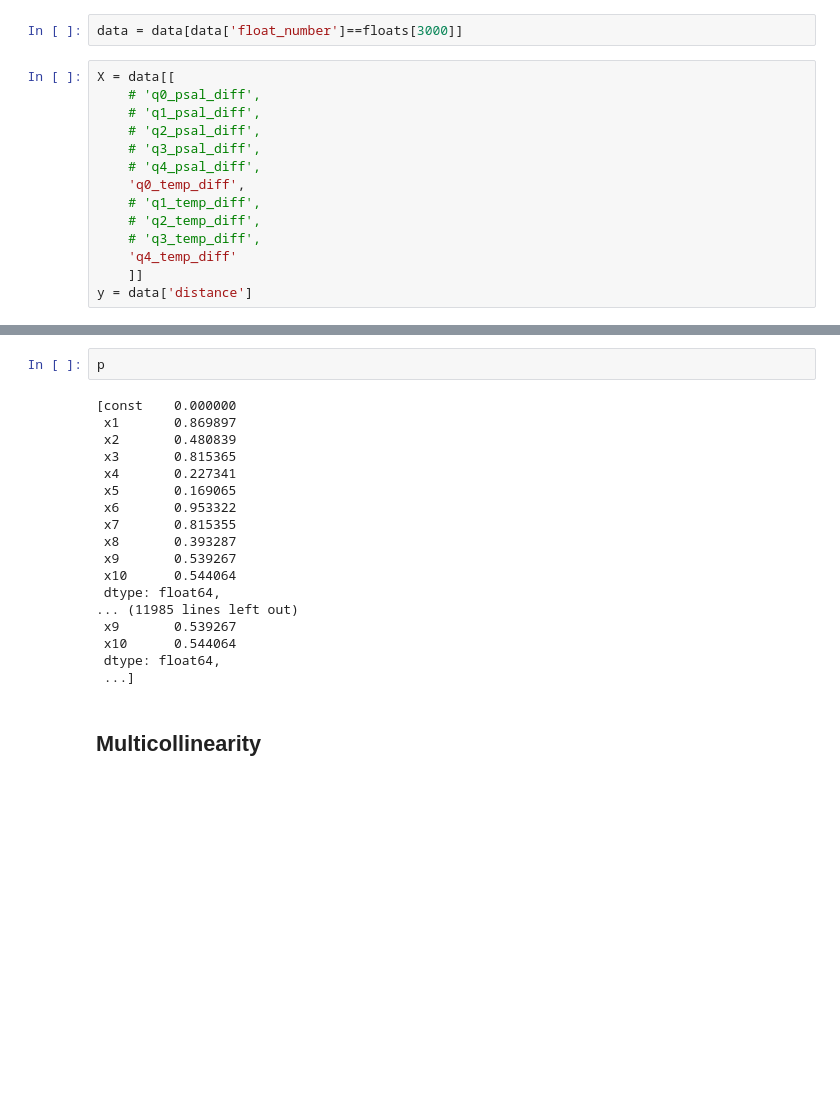
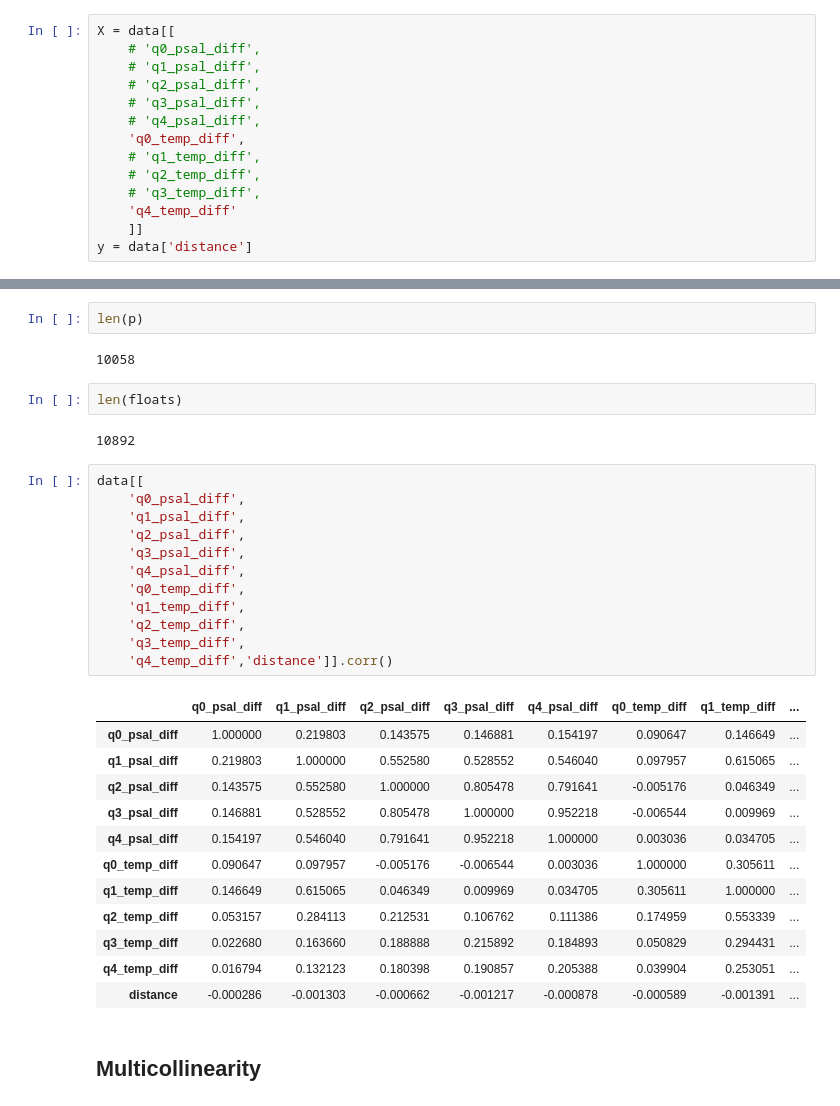
Before and after one commit to JonPGallegos/ocean_climate, a Jupyter notebook: ocean_climate.ipynb, the cells around one changed output, grey strips where cells are left out. Drawn from its saved outputs; the diff is of its cells as text; blank space fills up the shorter version.

```diff
--- a/ocean_climate.ipynb
+++ b/ocean_climate.ipynb
@@ -1821,8 +1827,6 @@ len(data)
 #data.dropna(inplace=True)
 # %%
 floats = data['float_number'].unique()
-# %%
-data = data[data['float_number']==floats[3000]]
 # %%
 X = data[[
     # 'q0_psal_diff',
@@ -1975,23 +1916,36 @@ avg_p
-# %%
-p
-# %% [output]
-[const    0.000000
- x1       0.869897
- x2       0.480839
- x3       0.815365
- x4       0.227341
- x5       0.169065
- x6       0.953322
- x7       0.815355
- x8       0.393287
- x9       0.539267
- x10      0.544064
- dtype: float64,
-... (11985 lines left out)
- x9       0.539267
- x10      0.544064
- dtype: float64,
- ...]
+# %%
+len(p)
+# %% [output]
+10058
+# %%
+len(floats)
+# %% [output]
+10892
+# %%
+data[[
+    'q0_psal_diff',
+    'q1_psal_diff',
+    'q2_psal_diff',
+    'q3_psal_diff',
+    'q4_psal_diff',
+    'q0_temp_diff',
+    'q1_temp_diff',
+    'q2_temp_diff',
+    'q3_temp_diff',
+    'q4_temp_diff','distance']].corr()
+# %% [output]
+|  | q0_psal_diff | q1_psal_diff | q2_psal_diff | q3_psal_diff | q4_psal_diff | q0_temp_diff | q1_temp_diff | ... |
+| q0_psal_diff | 1.000000 | 0.219803 | 0.143575 | 0.146881 | 0.154197 | 0.090647 | 0.146649 | ... |
+| q1_psal_diff | 0.219803 | 1.000000 | 0.552580 | 0.528552 | 0.546040 | 0.097957 | 0.615065 | ... |
+| q2_psal_diff | 0.143575 | 0.552580 | 1.000000 | 0.805478 | 0.791641 | -0.005176 | 0.046349 | ... |
+| q3_psal_diff | 0.146881 | 0.528552 | 0.805478 | 1.000000 | 0.952218 | -0.006544 | 0.009969 | ... |
+| q4_psal_diff | 0.154197 | 0.546040 | 0.791641 | 0.952218 | 1.000000 | 0.003036 | 0.034705 | ... |
+| q0_temp_diff | 0.090647 | 0.097957 | -0.005176 | -0.006544 | 0.003036 | 1.000000 | 0.305611 | ... |
+| q1_temp_diff | 0.146649 | 0.615065 | 0.046349 | 0.009969 | 0.034705 | 0.305611 | 1.000000 | ... |
+| q2_temp_diff | 0.053157 | 0.284113 | 0.212531 | 0.106762 | 0.111386 | 0.174959 | 0.553339 | ... |
+| q3_temp_diff | 0.022680 | 0.163660 | 0.188888 | 0.215892 | 0.184893 | 0.050829 | 0.294431 | ... |
+| q4_temp_diff | 0.016794 | 0.132123 | 0.180398 | 0.190857 | 0.205388 | 0.039904 | 0.253051 | ... |
+| distance | -0.000286 | -0.001303 | -0.000662 | -0.001217 | -0.000878 | -0.000589 | -0.001391 | ... |
 # %% [markdown]
 ## Multicollinearity
 # %%
```
Also changed, not shown: parts of 18 cells of this notebook.
